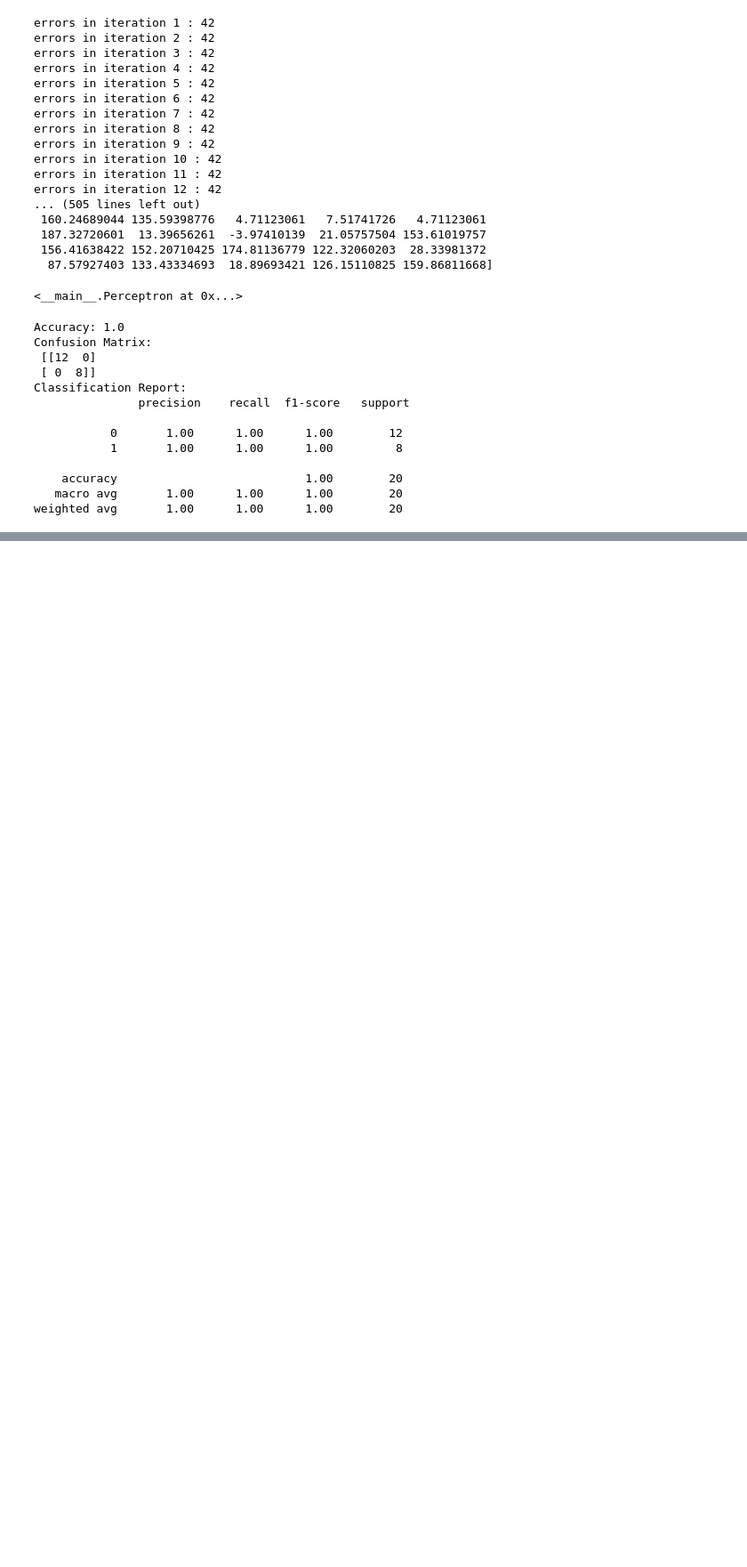
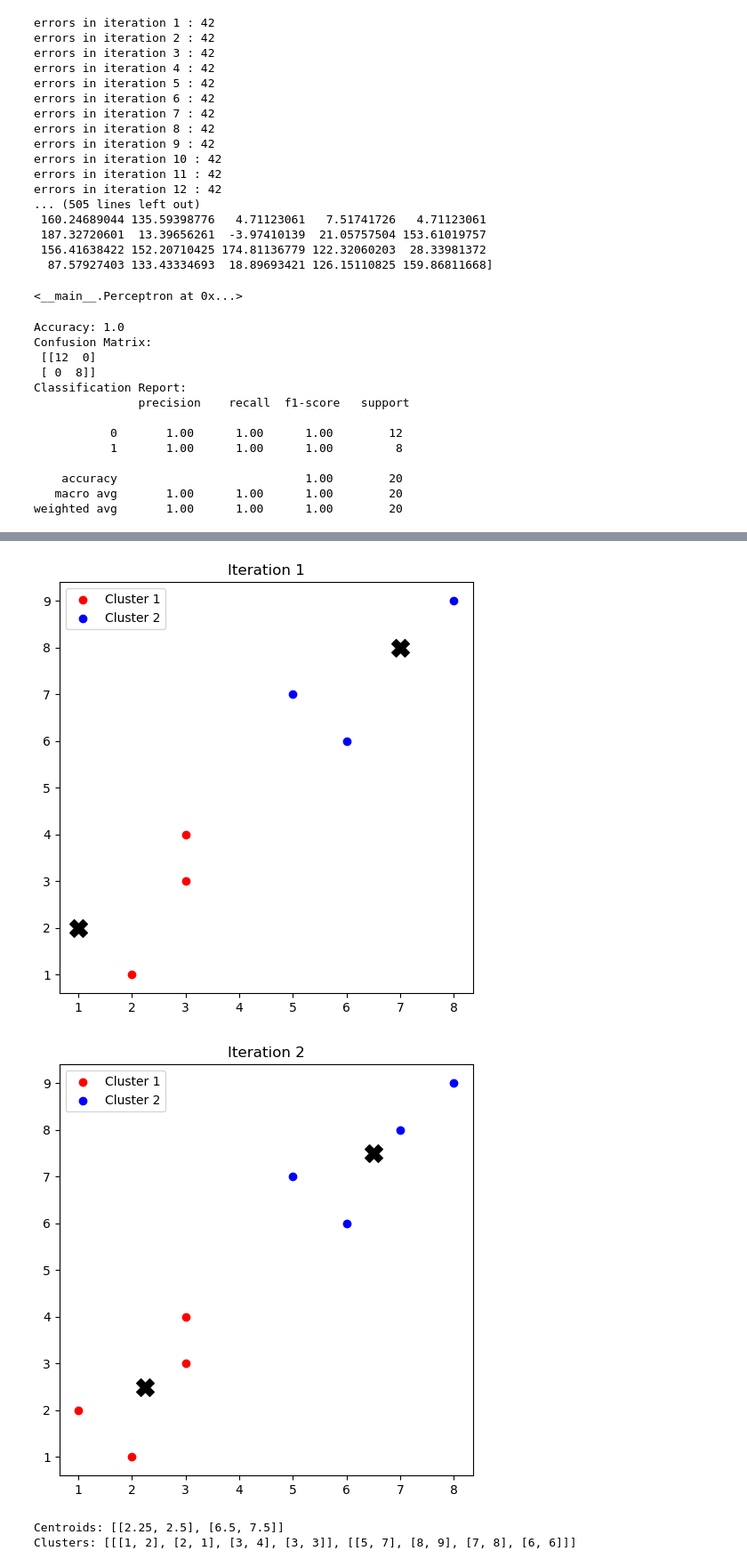
Before and after one commit to daemonX10/Notes, a Jupyter notebook: 02_programming_tools/01_python_ml/code.ipynb, the cells around one changed output, grey strips where cells are left out. Shown at 89% size. Cells and saved outputs as stored; diff of their text form; code cells hidden in the pictures; blank space fills up the shorter version.

```diff
--- a/02_programming_tools/01_python_ml/code.ipynb
+++ b/02_programming_tools/01_python_ml/code.ipynb
@@ -368,0 +415,80 @@ weighted avg       1.00      1.00      1.00        20
+# %%
+import random
+import math
+import matplotlib.pyplot as plt
+
+# --- Euclidean distance function ---
+def euclidean_distance(point1, point2):
+    distance = 0.0
+    for i in range(len(point1)):
+        difference = point1[i] - point2[i]
+        squared_difference = difference ** 2
+        distance += squared_difference
+    return math.sqrt(distance)
+
+# --- Centroid calculation ---
+def calculate_centroid(points):
+    if not points:
+        return []
+    n_dims = len(points[0])
+    sums = [0.0] * n_dims
+    for point in points:
+        for i in range(n_dims):
+            sums[i] += point[i]
+    centroid = []
+    for i in range(n_dims):
+        mean_value = sums[i] / len(points)
+        centroid.append(mean_value)
+    return centroid
+
+# --- K-means with visualization ---
+def kmeans_visual(data, k, max_iterations=100):
+    centroids = random.sample(data, k)
+
+    for iteration in range(max_iterations):
+        # Step 1: Create empty clusters
+        clusters = [[] for _ in range(k)]
+
+        # Step 2: Assign each point
+        for point in data:
+            distances = [euclidean_distance(point, centroid) for centroid in centroids]
+            closest_centroid_index = distances.index(min(distances))
+            clusters[closest_centroid_index].append(point)
+
+        # --- Visualization ---
+        colors = ['red', 'blue', 'green', 'purple', 'orange']
+        plt.figure(figsize=(6, 6))
+        for cluster_index, cluster in enumerate(clusters):
+            xs = [p[0] for p in cluster]
+            ys = [p[1] for p in cluster]
+            plt.scatter(xs, ys, color=colors[cluster_index], label=f"Cluster {cluster_index+1}")
+        for centroid in centroids:
+            plt.scatter(centroid[0], centroid[1], color='black', marker='X', s=200)
+        plt.title(f"Iteration {iteration+1}")
+        plt.legend()
+        plt.show()
+
+        # Step 3: Calculate new centroids
+        new_centroids = [calculate_centroid(cluster) for cluster in clusters]
+
+        # Step 4: Check for convergence
+        if new_centroids == centroids:
+            break
+        centroids = new_centroids
+
+    return centroids, clusters
+
+# --- Example data ---
+data = [
+    [1, 2], [2, 1], [3, 4], [5, 7],
+    [3, 3], [8, 9], [7, 8], [6, 6]
+]
+
+final_centroids, final_clusters = kmeans_visual(data, k=2)
+print("Centroids:", final_centroids)
+print("Clusters:", final_clusters)
+# %% [output]
+[figure, added]
+[figure, added]
+Centroids: [[2.25, 2.5], [6.5, 7.5]]
+Clusters: [[[1, 2], [2, 1], [3, 4], [3, 3]], [[5, 7], [8, 9], [7, 8], [6, 6]]]
```
Also changed, not shown: parts of 32 cells of this notebook.
